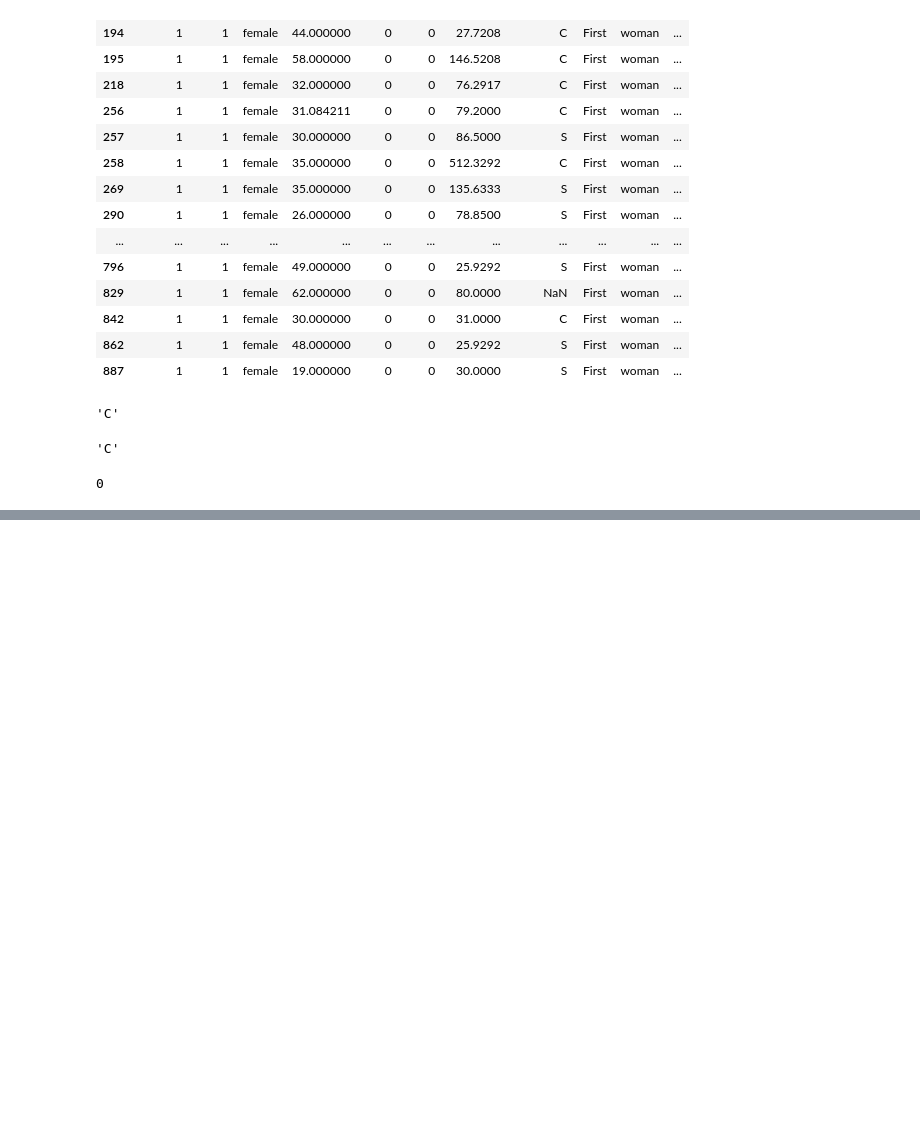
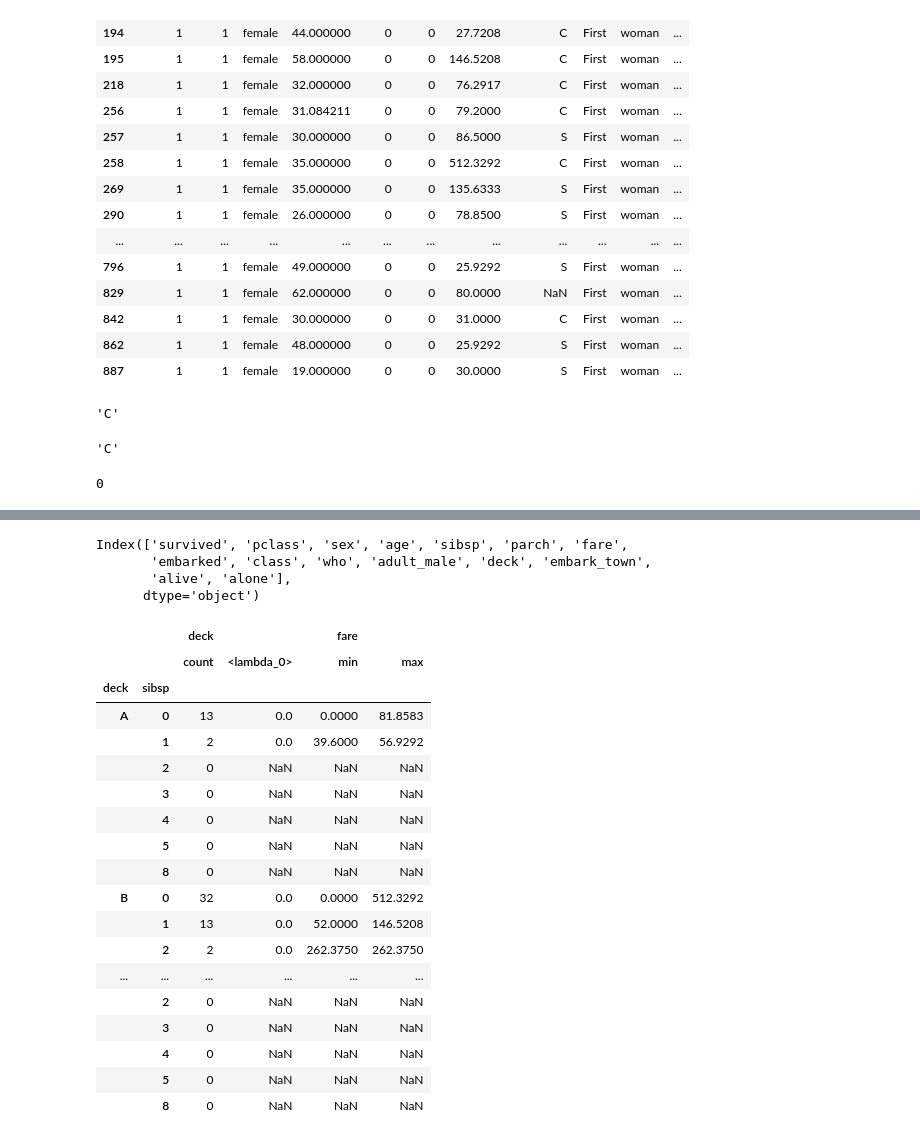
Before and after one commit to honghanhh/py40a12l2, a Jupyter notebook: lectures/lecture4/LeMinh_titanic.ipynb, the cells around one changed output, grey strips where cells are left out. Drawn from its saved outputs; the diff is of its cells as text; code cells hidden in the pictures; blank space fills up the shorter version.

```diff
--- a/lectures/lecture4/LeMinh_titanic.ipynb
+++ b/lectures/lecture4/LeMinh_titanic.ipynb
@@ -283,0 +298,31 @@ titanic['embarked'].isnull().sum()
+# %%
+titanic.columns
+# %% [output]
+Index(['survived', 'pclass', 'sex', 'age', 'sibsp', 'parch', 'fare',
+       'embarked', 'class', 'who', 'adult_male', 'deck', 'embark_town',
+       'alive', 'alone'],
+      dtype='object')
+# %%
+titanic.groupby(['deck','sibsp']).agg({'deck':['count',lambda x: (x.isnull().sum()/len(x))],
+                              'fare':['min','max']
+                              })
+# %% [output]
+|  |  | deck |  | fare |  |
+|  |  | count | <lambda_0> | min | max |
+| deck | sibsp |  |  |  |  |
+| A | 0 | 13 | 0.0 | 0.0000 | 81.8583 |
+|  | 1 | 2 | 0.0 | 39.6000 | 56.9292 |
+|  | 2 | 0 | NaN | NaN | NaN |
+|  | 3 | 0 | NaN | NaN | NaN |
+|  | 4 | 0 | NaN | NaN | NaN |
+|  | 5 | 0 | NaN | NaN | NaN |
+|  | 8 | 0 | NaN | NaN | NaN |
+| B | 0 | 32 | 0.0 | 0.0000 | 512.3292 |
+|  | 1 | 13 | 0.0 | 52.0000 | 146.5208 |
+|  | 2 | 2 | 0.0 | 262.3750 | 262.3750 |
+| ... | ... | ... | ... | ... | ... |
+|  | 2 | 0 | NaN | NaN | NaN |
+|  | 3 | 0 | NaN | NaN | NaN |
+|  | 4 | 0 | NaN | NaN | NaN |
+|  | 5 | 0 | NaN | NaN | NaN |
+|  | 8 | 0 | NaN | NaN | NaN |
```
Also changed, not shown: parts of 2 cells of this notebook.
